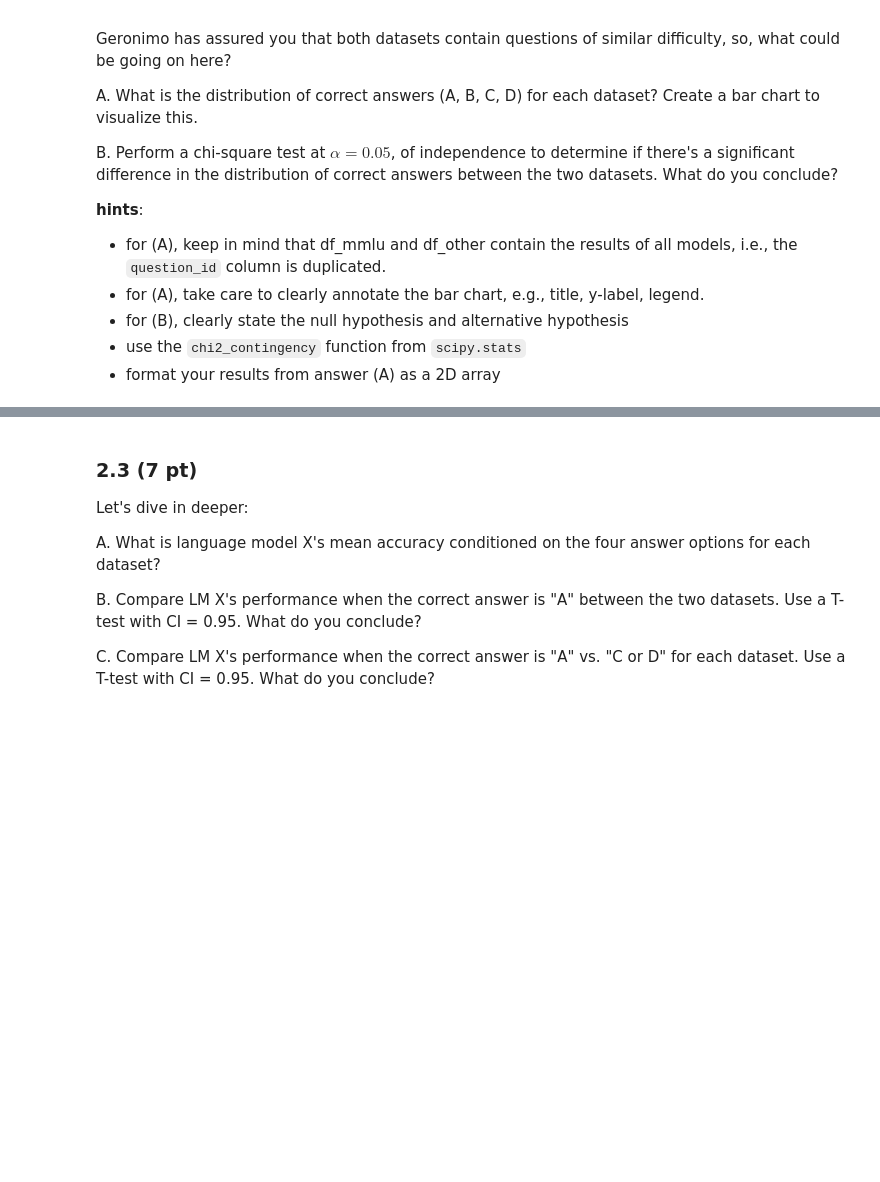
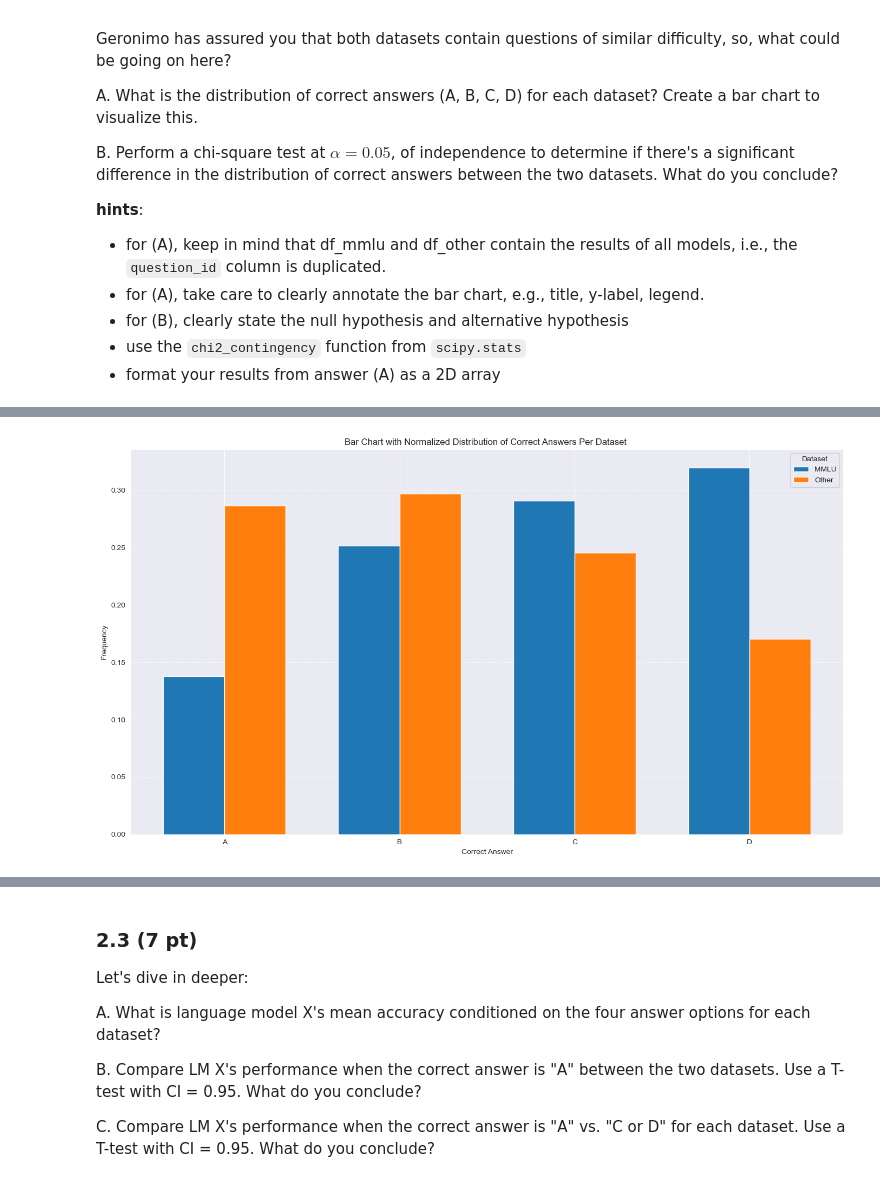
Before and after one commit to Jvviragine/data_analysis_um_course, a Jupyter notebook: data_clinics/clinic1/JV_Data_Clinic_1.ipynb, the cells around one changed output, grey strips where cells are left out. Drawn from its saved outputs; the diff is of its cells as text; code cells hidden in the pictures; blank space fills up the shorter version.

```diff
--- a/data_clinics/clinic1/JV_Data_Clinic_1.ipynb
+++ b/data_clinics/clinic1/JV_Data_Clinic_1.ipynb
@@ -1019,0 +951,4 @@ Name: proportion, dtype: float64
+# %%
+bar_chart_answer_distribution(normalized_table, title='Bar Chart with Normalized Distribution of Correct Answers Per Dataset ')
+# %% [output]
+[figure, added]
```
Also changed, not shown: parts of 24 cells of this notebook.
